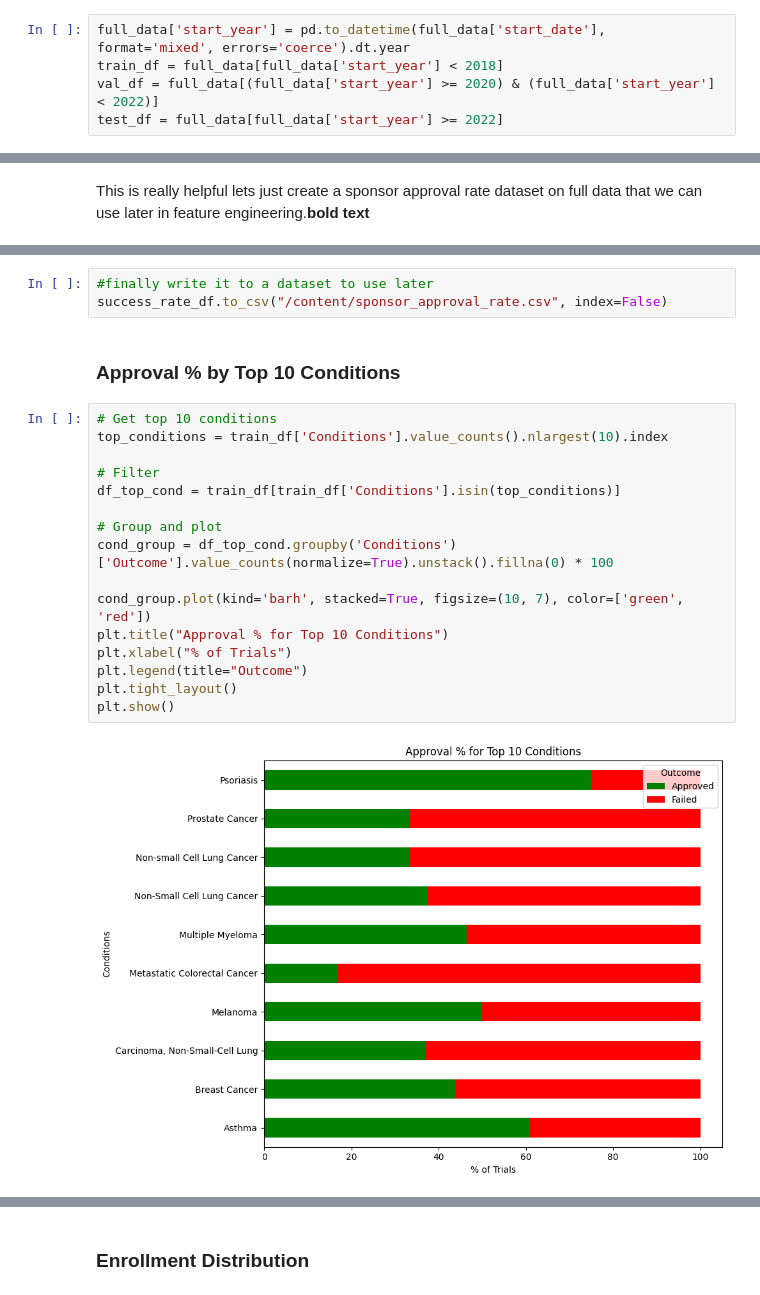
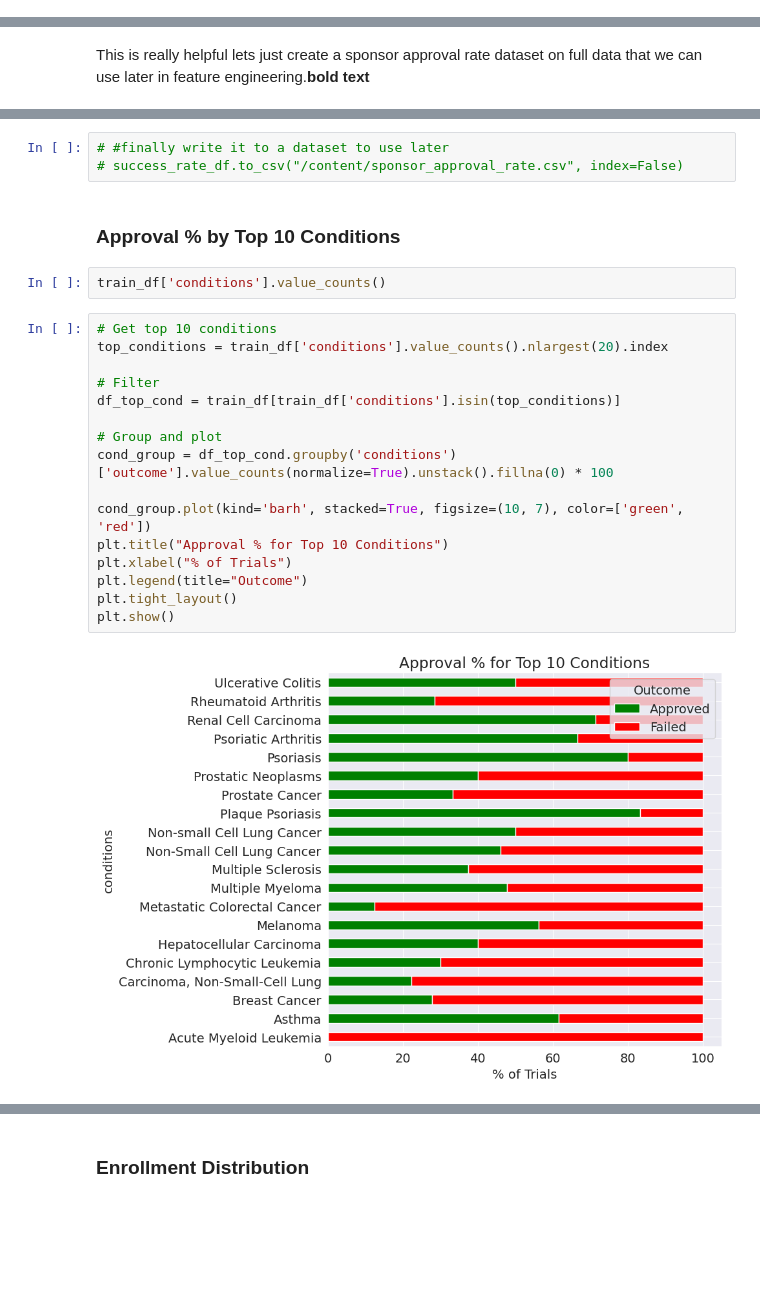
Before and after one commit to SudhanshuTomar/clinical-trials-predictor, a Jupyter notebook: notebooks/Clinical_trial_predictor_final.ipynb, the cells around one changed output, grey strips where cells are left out. Cells and saved outputs as stored; diff of their text form; blank space fills up the shorter version.

```diff
--- a/notebooks/Clinical_trial_predictor_final.ipynb
+++ b/notebooks/Clinical_trial_predictor_final.ipynb
@@ -325,5 +351,0 @@ full_data = train_df.copy()
-# %%
-full_data['start_year'] = pd.to_datetime(full_data['start_date'], format='mixed', errors='coerce').dt.year
-train_df = full_data[full_data['start_year'] < 2018]
-val_df = full_data[(full_data['start_year'] >= 2020) & (full_data['start_year'] < 2022)]
-test_df = full_data[full_data['start_year'] >= 2022]
@@ -756,28 +779,30 @@ outcome                                            sponsor  success_rate
 
 [287 rows x 2 columns]
 # %%
-#finally write it to a dataset to use later
-success_rate_df.to_csv("/content/sponsor_approval_rate.csv", index=False)
+# #finally write it to a dataset to use later
+# success_rate_df.to_csv("/content/sponsor_approval_rate.csv", index=False)
 # %% [markdown]
 ### Approval % by Top 10 Conditions
+# %%
+train_df['conditions'].value_counts()
 # %%
 # Get top 10 conditions
-top_conditions = train_df['Conditions'].value_counts().nlargest(10).index
+top_conditions = train_df['conditions'].value_counts().nlargest(20).index
 
 # Filter
-df_top_cond = train_df[train_df['Conditions'].isin(top_conditions)]
+df_top_cond = train_df[train_df['conditions'].isin(top_conditions)]
 
 # Group and plot
-cond_group = df_top_cond.groupby('Conditions')['Outcome'].value_counts(normalize=True).unstack().fillna(0) * 100
+cond_group = df_top_cond.groupby('conditions')['outcome'].value_counts(normalize=True).unstack().fillna(0) * 100
 
 cond_group.plot(kind='barh', stacked=True, figsize=(10, 7), color=['green', 'red'])
 plt.title("Approval % for Top 10 Conditions")
 plt.xlabel("% of Trials")
 plt.legend(title="Outcome")
 plt.tight_layout()
 plt.show()
 # %% [output]
-[figure, old version]
+[figure, new version]
 # %% [markdown]
 Insight:
 
```
Also changed, not shown: parts of 238 cells of this notebook, 9 other files.
